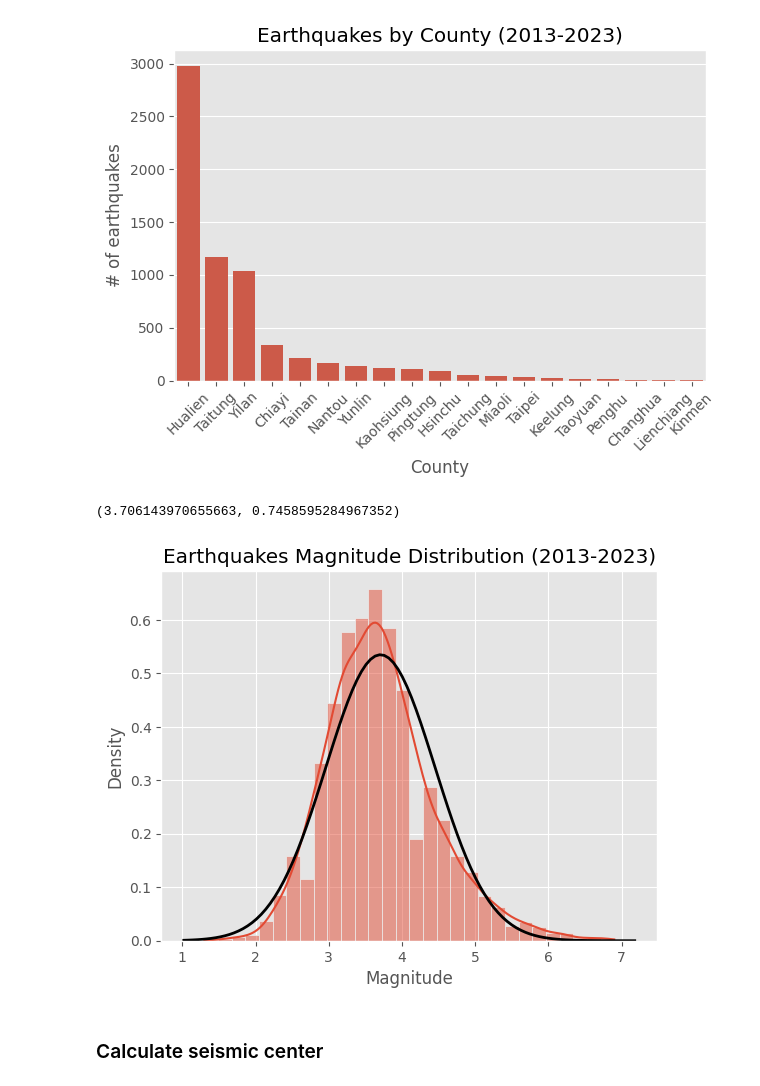
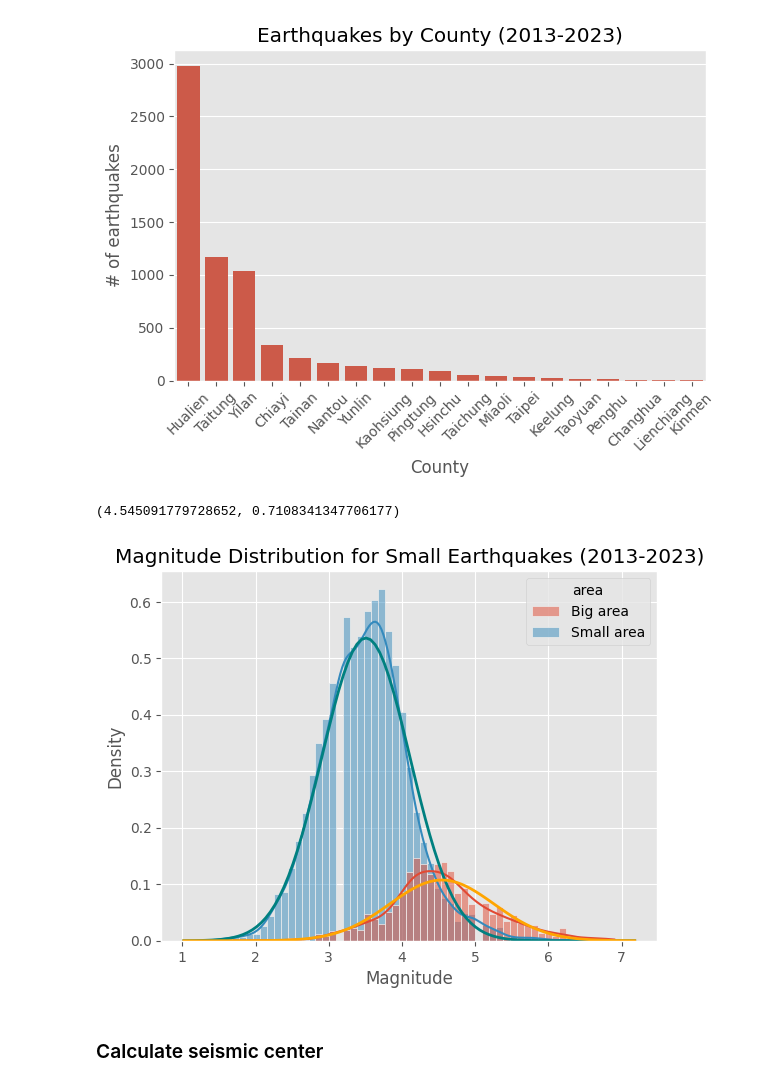
Before and after one commit to jiug/Taiwan-Earthquakes, a Jupyter notebook: earthquakes-taiwan.ipynb, the cells around one changed output. Saved outputs shown, nothing was run; the diff lists cells and outputs as text; code cells hidden in the pictures.

Commit message:
Different sizes > different distributions

```diff
--- a/earthquakes-taiwan.ipynb
+++ b/earthquakes-taiwan.ipynb
@@ -149,23 +165,38 @@ plt.tight_layout()
 plt.show()
 # %% [output]
 [figure]
-# %%
-mu, std = norm.fit(df['magnitude'])
-mu, std
-# %% [output]
-(3.706143970655663, 0.7458595284967352)
+# %%
+mu_s, std_s = norm.fit(df[df['number']=='Small area']['magnitude'])
+mu_s, std_s
+
+mu_b, std_b = norm.fit(df[df['number']!='Small area']['magnitude'])
+mu_b, std_b
+
+df['area'].value_counts()
+# %% [output]
+(4.545091779728652, 0.7108341347706177)
+# %%
+factor_b = df['area'].value_counts()[1]/df.shape[0]
+factor_s = df['area'].value_counts()[0]/df.shape[0]
+# %%
+df['area']=df['number']
+
+df.loc[df['number']=='Small area','area'] = 'Small area'
+df.loc[df['number']!='Small area','area'] = 'Big area'
 # %%
-ax = sns.histplot(data=df, x='magnitude',kde=True, bins=30, stat='density')
+ax = sns.histplot(data=df, x='magnitude',kde=True, stat='density', hue='area')
 xmin, xmax = plt.xlim()
 x = np.linspace(xmin, xmax, 100)
-p = norm.pdf(x, mu, std)
-plt.plot(x, p, 'k', linewidth=2)
+p = norm.pdf(x, mu_s, std_s)*factor_s
+q = norm.pdf(x, mu_b, std_b)*factor_b
+plt.plot(x, p,linewidth=2 ,color = 'teal')
+plt.plot(x, q, linewidth=2, color = 'orange')
 plt.xlabel('Magnitude')
 plt.ylabel('Density')
-plt.title('Earthquakes Magnitude Distribution (2013-2023)')
+plt.title('Magnitude Distribution for Small Earthquakes (2013-2023)')
 plt.show()
 # %% [output]
-[figure, old version]
+[figure, new version]
 # %% [markdown]
 ### Calculate seismic center
 # %% [markdown]
```
Also changed, not shown: parts of 6 cells of this notebook.
